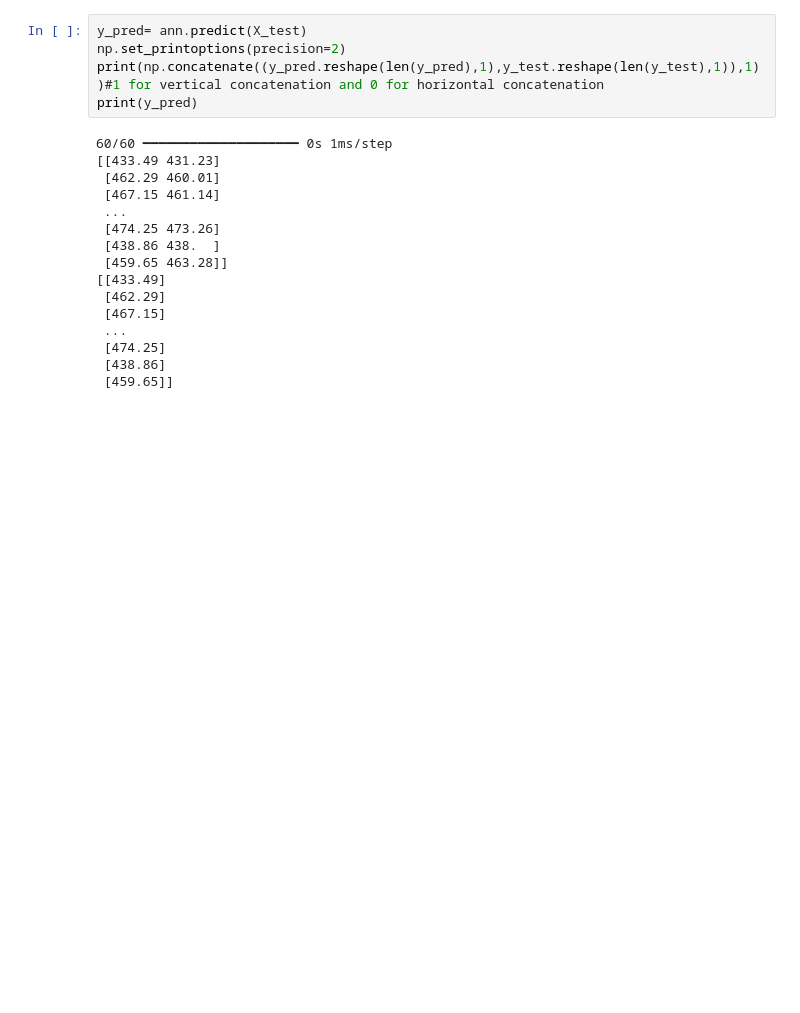
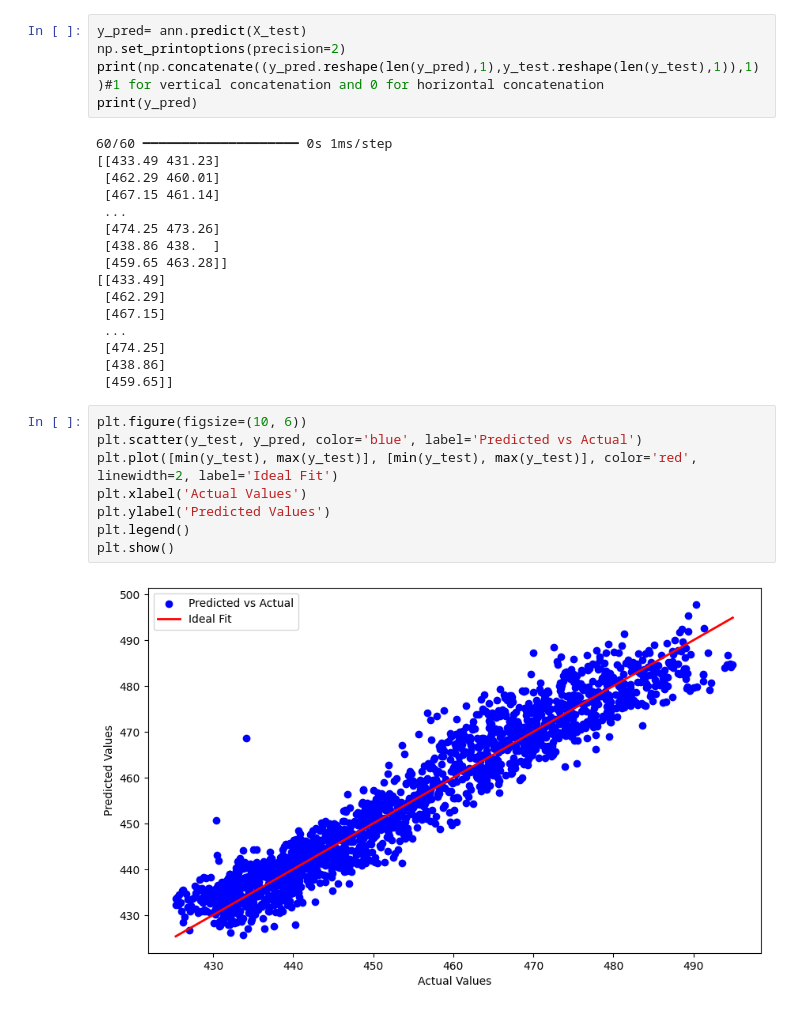
Before and after one commit to Aaradhy23/projects, a Jupyter notebook: ANN_Regression_model_to_predict_the_electrical_energy_output_of_a_Combined_Cycle_Power_Plant.ipynb, the cells around one changed output. Saved outputs shown, nothing was run; the diff lists cells and outputs as text; blank space fills up the shorter version.

```diff
--- a/ANN_Regression_model_to_predict_the_electrical_energy_output_of_a_Combined_Cycle_Power_Plant.ipynb
+++ b/ANN_Regression_model_to_predict_the_electrical_energy_output_of_a_Combined_Cycle_Power_Plant.ipynb
@@ -77,3 +78,13 @@ print(y_pred)
  [474.25]
  [438.86]
  [459.65]]
+# %%
+plt.figure(figsize=(10, 6))
+plt.scatter(y_test, y_pred, color='blue', label='Predicted vs Actual')
+plt.plot([min(y_test), max(y_test)], [min(y_test), max(y_test)], color='red', linewidth=2, label='Ideal Fit')
+plt.xlabel('Actual Values')
+plt.ylabel('Predicted Values')
+plt.legend()
+plt.show()
+# %% [output]
+[figure, added]
```
Also changed, not shown: parts of 1 cell of this notebook.
